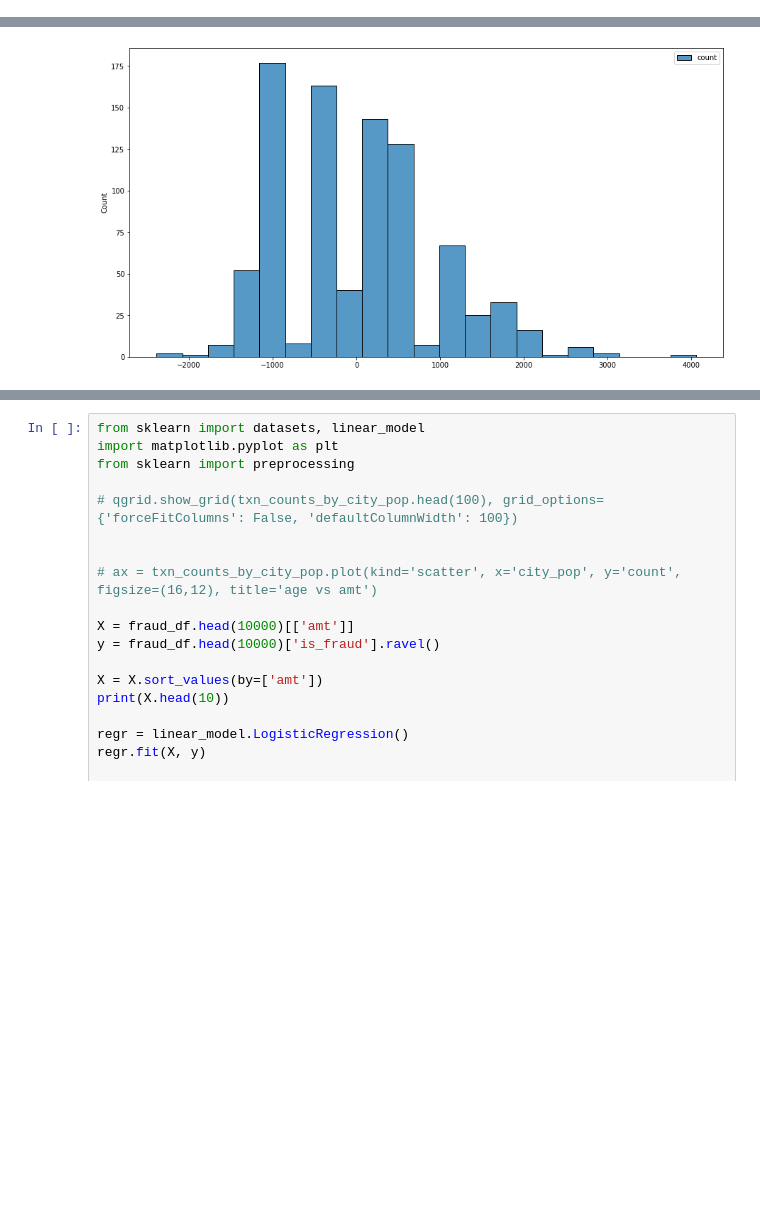
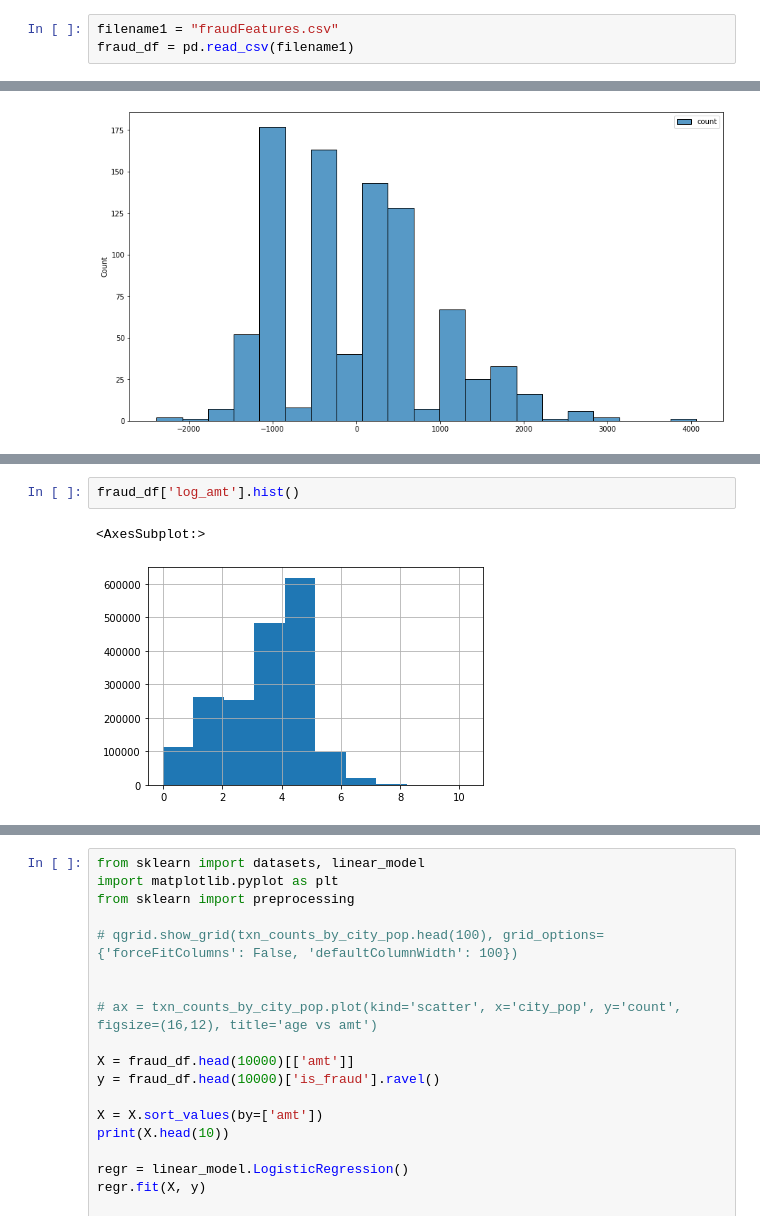
Before and after one commit to cwperks/eai6000_group5, a Jupyter notebook: week2/cperkins_week2_eda.ipynb, the cells around one changed output, grey strips where cells are left out. Drawn from its saved outputs; the diff is of its cells as text; blank space fills up the shorter version.

```diff
--- a/week2/cperkins_week2_eda.ipynb
+++ b/week2/cperkins_week2_eda.ipynb
@@ -37,0 +104,3 @@ fraud_df['txn_date'] = fraud_df['txn_datetime'].dt.date
+# %%
+filename1 = "fraudFeatures.csv"
+fraud_df = pd.read_csv(filename1)
@@ -135,0 +278,5 @@ sns.histplot(y - regr.predict(X))
+# %%
+fraud_df['log_amt'].hist()
+# %% [output]
+<AxesSubplot:>
+[figure, added]
```
Also changed, not shown: parts of 14 cells of this notebook.
